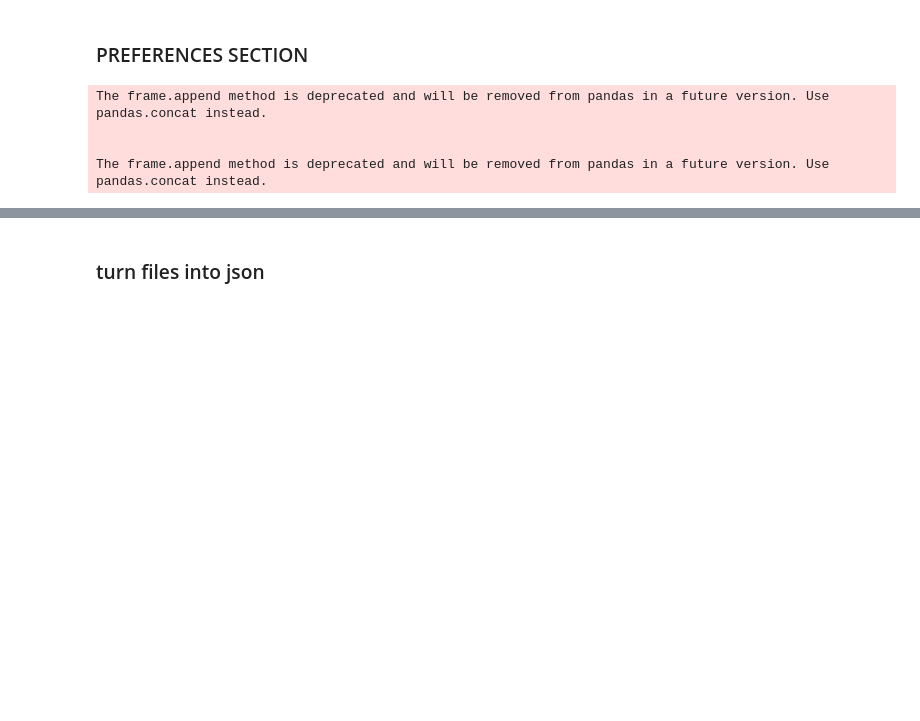
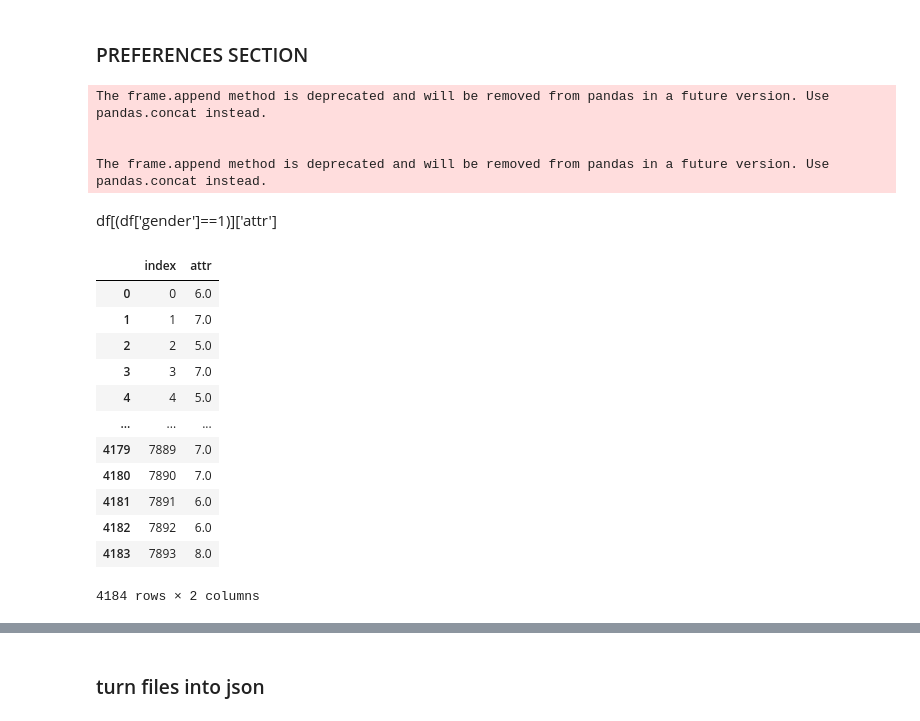
Before and after one commit to hugotomita1201/code_pudding_data, a Jupyter notebook: speed_dating_hugo.ipynb, the cells around one changed output, grey strips where cells are left out. Saved outputs shown, nothing was run; the diff lists cells and outputs as text; code cells hidden in the pictures; blank space fills up the shorter version.

```diff
--- a/speed_dating_hugo.ipynb
+++ b/speed_dating_hugo.ipynb
@@ -292,3 +292,21 @@ The frame.append method is deprecated and will be removed from pandas in a futur
 
 
 The frame.append method is deprecated and will be removed from pandas in a future version. Use pandas.concat instead.
+# %% [markdown]
+df[(df['gender']==1)]['attr']
+# %%
+female_attr
+# %% [output]
+|  | index | attr |
+| 0 | 0 | 6.0 |
+| 1 | 1 | 7.0 |
+| 2 | 2 | 5.0 |
+| 3 | 3 | 7.0 |
+| 4 | 4 | 5.0 |
+| ... | ... | ... |
+| 4179 | 7889 | 7.0 |
+| 4180 | 7890 | 7.0 |
+| 4181 | 7891 | 6.0 |
+| 4182 | 7892 | 6.0 |
+| 4183 | 7893 | 8.0 |
+4184 rows × 2 columns
```
Also changed, not shown: parts of 5 cells of this notebook, 3 other files.
